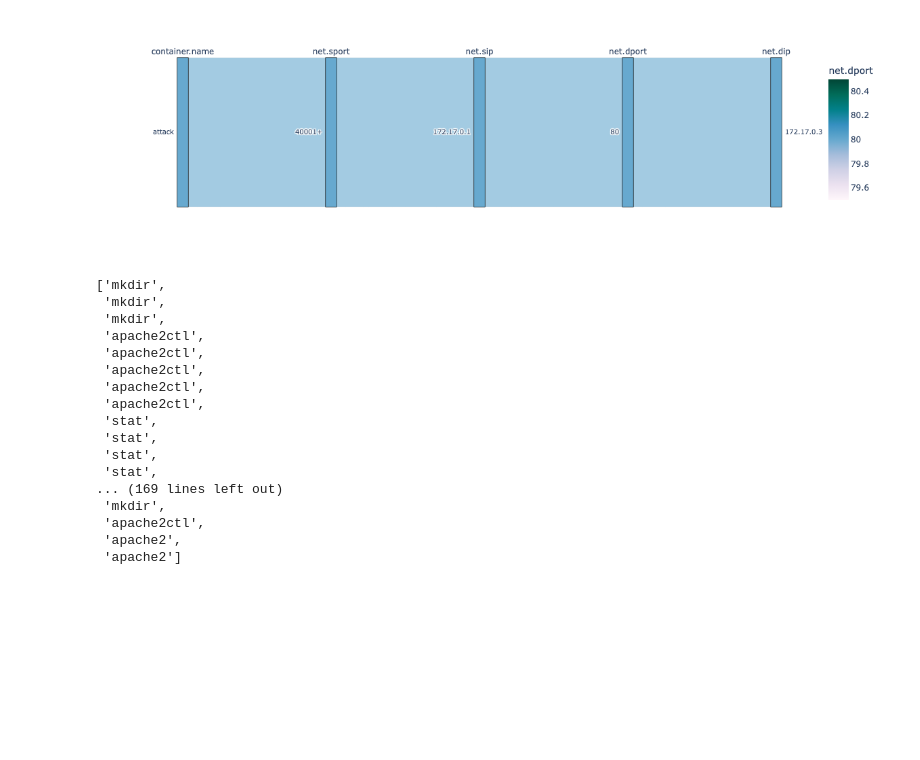
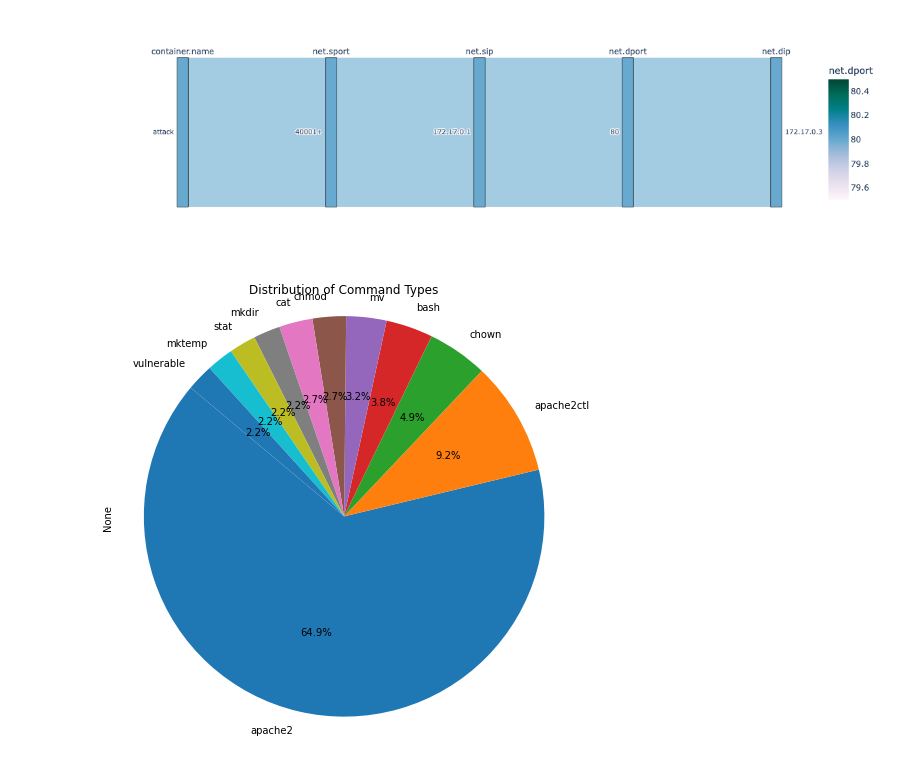
Before and after one commit to WangWNico/sf-lab, a Jupyter notebook: pynb/ShellShock.ipynb, the cells around one changed output. Saved outputs shown, nothing was run; the diff lists cells and outputs as text; code cells hidden in the pictures; blank space fills up the shorter version.

Commit message:
Added a pie chart of all commands used in the trace for ShellShock.ipynb

```diff
--- a/pynb/ShellShock.ipynb
+++ b/pynb/ShellShock.ipynb
@@ -188,22 +188,18 @@ for index, row in df.iterrows():
     else:
         command_types.append(command_type_args)
 # %%
-command_types
+_cols = ['ts_uts', 'type', 'opflags', 'proc.pid', 'proc.tid', 'pproc.pid', 'proc.exe', 'proc.args', 'pproc.exe', 'tags']
+
+#Extract the specified columns
+selected_data = df[_cols]
-# %% [output]
-['mkdir',
- 'mkdir',
- 'mkdir',
- 'apache2ctl',
- 'apache2ctl',
- 'apache2ctl',
- 'apache2ctl',
- 'apache2ctl',
- 'stat',
- 'stat',
- 'stat',
- 'stat',
-... (169 lines left out)
- 'mkdir',
- 'apache2ctl',
- 'apache2',
- 'apache2']
+# %%
+command_type_counts = pd.Series(command_types).value_counts()
+
+#Creatint a pie chart of all the commands used
+plt.figure(figsize=(8, 8))
+command_type_counts.plot(kind='pie', autopct='%1.1f%%', startangle=140)
+plt.title('Distribution of Command Types')
+plt.axis('equal')  # Equal aspect ratio should force this to be a circle
+plt.show()
+# %% [output]
+[figure, added]
```
